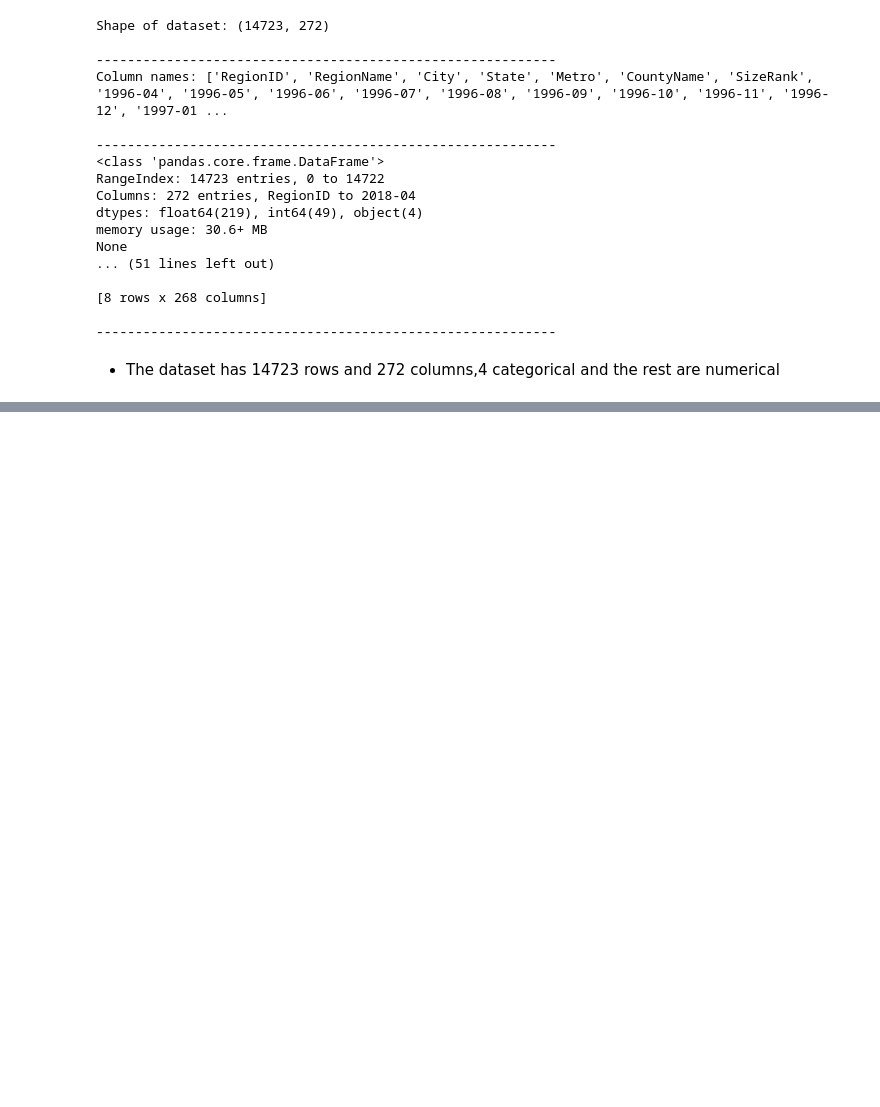
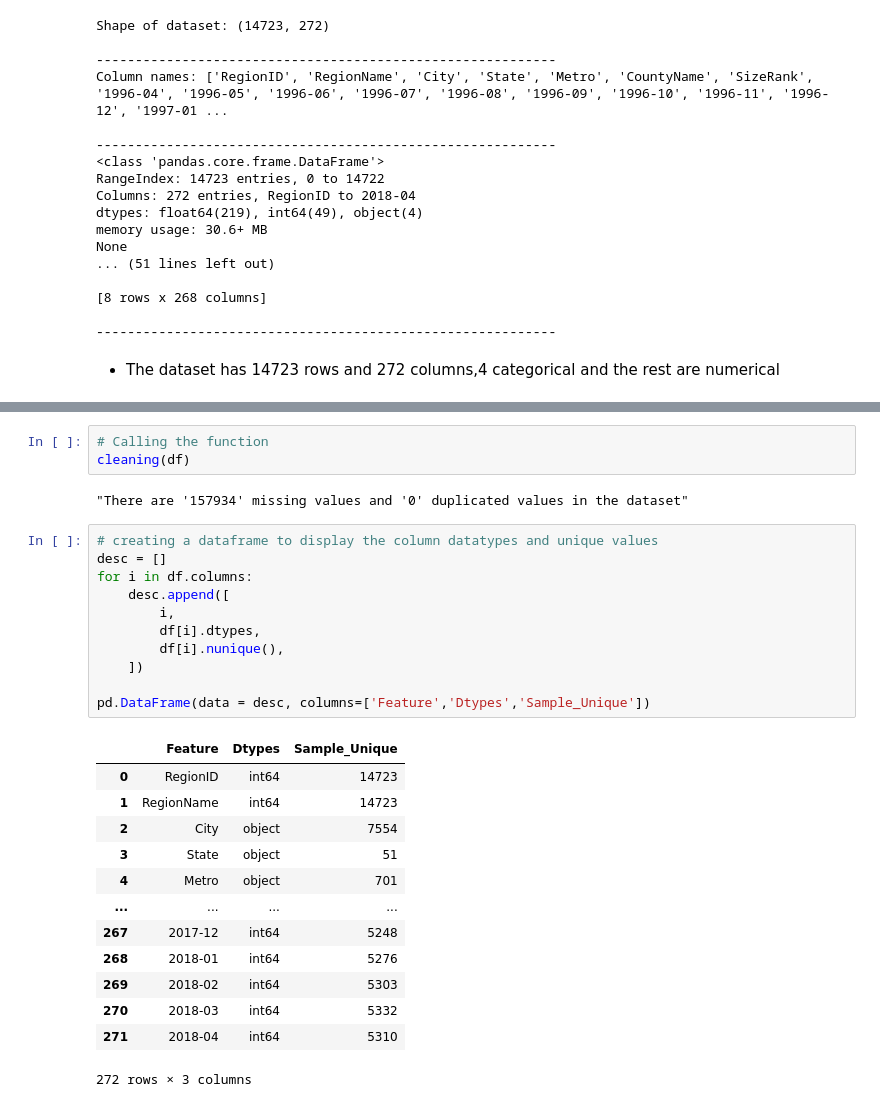
Before and after one commit to Derrick-wekesa/phase-4-project, a Jupyter notebook: student.ipynb, the cells around one changed output, grey strips where cells are left out. Drawn from its saved outputs; the diff is of its cells as text; blank space fills up the shorter version.

Commit message:
Added student.ipynb file with finished data preparation to the repository

```diff
--- a/student.ipynb
+++ b/student.ipynb
@@ -80,0 +90,30 @@ None
+# %%
+# Calling the function
+cleaning(df)
+# %% [output]
+"There are '157934' missing values and '0' duplicated values in the dataset"
+# %%
+# creating a dataframe to display the column datatypes and unique values
+desc = []
+for i in df.columns:
+    desc.append([
+        i,
+        df[i].dtypes,
+        df[i].nunique(),
+    ])
+
+pd.DataFrame(data = desc, columns=['Feature','Dtypes','Sample_Unique'])
+# %% [output]
+|  | Feature | Dtypes | Sample_Unique |
+| 0 | RegionID | int64 | 14723 |
+| 1 | RegionName | int64 | 14723 |
+| 2 | City | object | 7554 |
+| 3 | State | object | 51 |
+| 4 | Metro | object | 701 |
+| ... | ... | ... | ... |
+| 267 | 2017-12 | int64 | 5248 |
+| 268 | 2018-01 | int64 | 5276 |
+| 269 | 2018-02 | int64 | 5303 |
+| 270 | 2018-03 | int64 | 5332 |
+| 271 | 2018-04 | int64 | 5310 |
+272 rows × 3 columns
```
Also changed, not shown: parts of 12 cells of this notebook.
